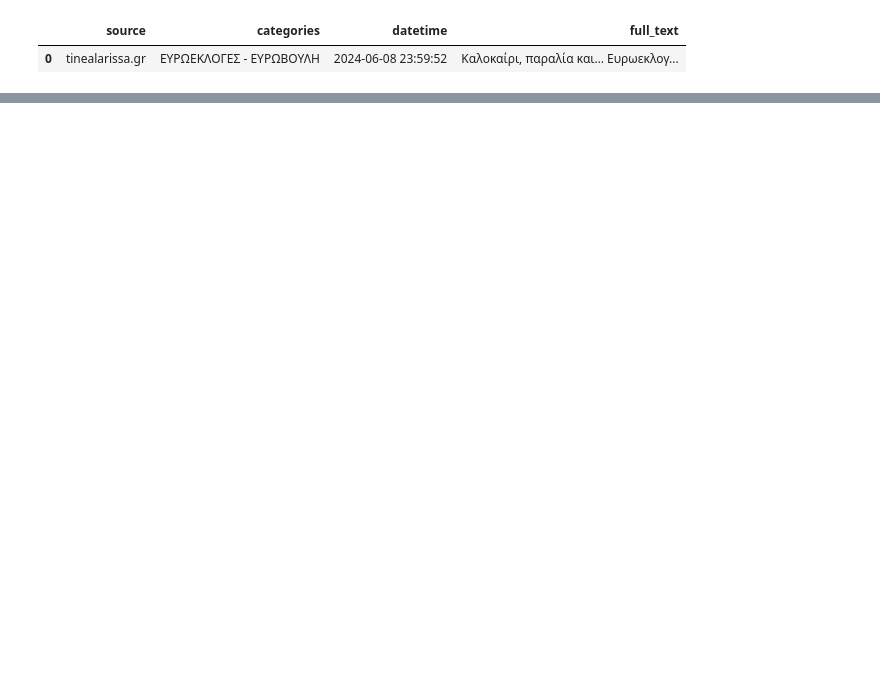
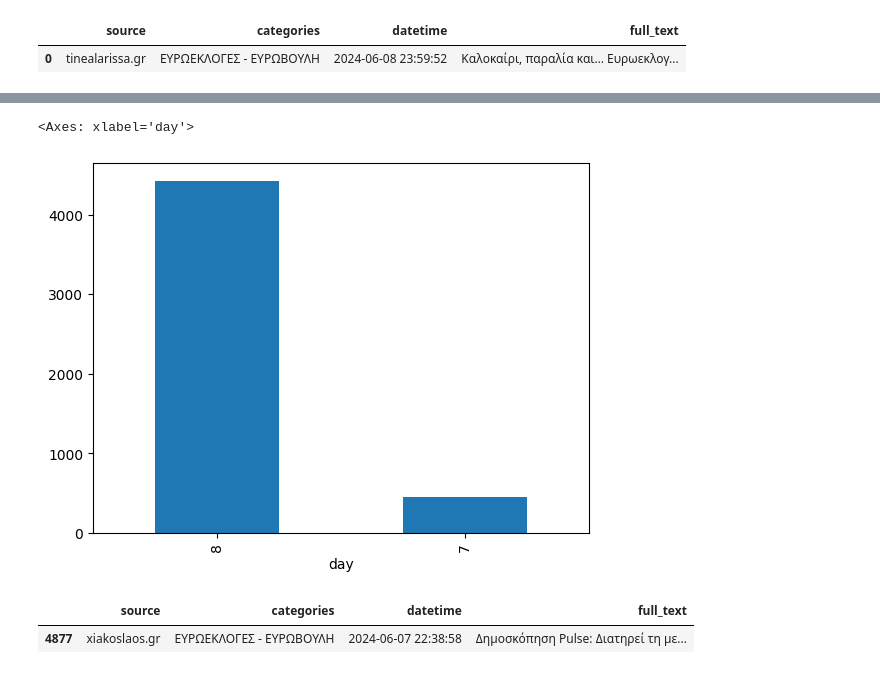
Before and after one commit to marilikalantzi/datajour, a Jupyter notebook: Nb1_final_project.ipynb, the cells around one changed output, grey strips where cells are left out. Drawn from its saved outputs; the diff is of its cells as text; code cells hidden in the pictures; blank space fills up the shorter version.

```diff
--- a/Nb1_final_project.ipynb
+++ b/Nb1_final_project.ipynb
@@ -35,2 +62,11 @@ selected_cols_df.head(1)
+# %%
+short_df['day'].value_counts().plot(kind='bar')
+# %% [output]
+<Axes: xlabel='day'>
+[figure, added]
 # %%
 selected_cols_df.to_csv("/content/gdrive/MyDrive/Τελική εργασία σεμινάριο/report.csv", index=False)
+selected_cols_df.tail(1)
+# %% [output]
+|  | source | categories | datetime | full_text |
+| 4877 | xiakoslaos.gr | ΕΥΡΩΕΚΛΟΓΕΣ - ΕΥΡΩΒΟΥΛΗ | 2024-06-07 22:38:58 | Δημοσκόπηση Pulse: Διατηρεί τη με... |
```
Also changed, not shown: parts of 11 cells of this notebook.
